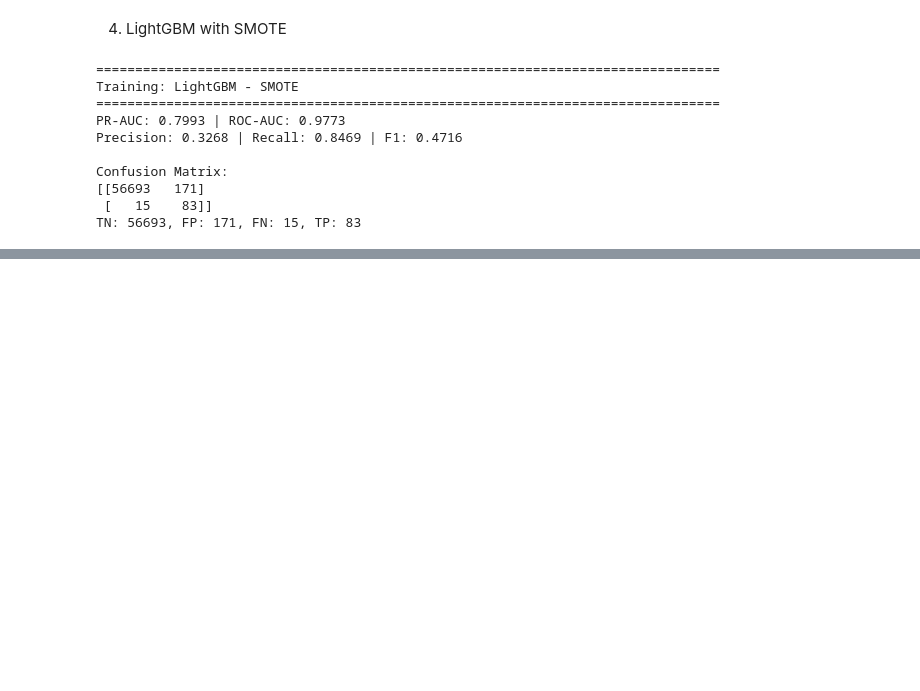
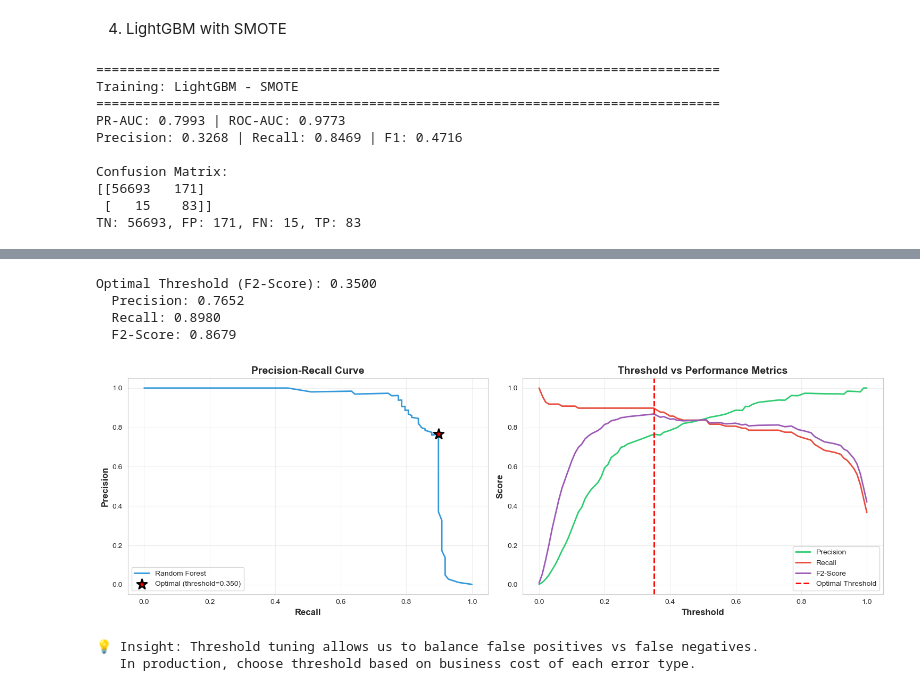
Before and after one commit to mwendemichelle4-dev/Credit-Card-Fraud-Detection-Analysis, a Jupyter notebook: Notebook.ipynb, the cells around one changed output, grey strips where cells are left out. Cells and saved outputs as stored; diff of their text form; code cells hidden in the pictures; blank space fills up the shorter version.

```diff
--- a/Notebook.ipynb
+++ b/Notebook.ipynb
@@ -1074,0 +1249,67 @@ RECOMMENDATION:
+# %%
+# Use best model for threshold tuning
+best_model_name = results_df.iloc[0]['Model']
+
+if 'Random Forest' in best_model_name:
+    best_proba = rf_proba
+elif 'XGBoost' in best_model_name:
+    best_proba = xgb_proba
+elif 'LightGBM' in best_model_name:
+    best_proba = lgb_proba
+else:
+    best_proba = lr_proba
+
+# Calculate precision-recall curve
+precision_vals, recall_vals, thresholds = precision_recall_curve(y_test, best_proba)
+
+# Calculate F2-score (weighs recall higher than precision)
+f2_scores = (5 * precision_vals * recall_vals) / (4 * precision_vals + recall_vals + 1e-10)
+
+# Find optimal thresholds
+optimal_f2_idx = np.argmax(f2_scores[:-1])
+optimal_f2_threshold = thresholds[optimal_f2_idx]
+
+print(f"Optimal Threshold (F2-Score): {optimal_f2_threshold:.4f}")
+print(f"  Precision: {precision_vals[optimal_f2_idx]:.4f}")
+print(f"  Recall: {recall_vals[optimal_f2_idx]:.4f}")
+print(f"  F2-Score: {f2_scores[optimal_f2_idx]:.4f}")
+# %% [output]
+Optimal Threshold (F2-Score): 0.3500
+  Precision: 0.7652
+  Recall: 0.8980
+  F2-Score: 0.8679
+# %%
+# Visualize precision-recall trade-off
+fig, axes = plt.subplots(1, 2, figsize=(15, 5))
+
+# Precision-Recall curve
+axes[0].plot(recall_vals, precision_vals, linewidth=2, color='#3498db', label=f'{best_model_name}')
+axes[0].scatter(recall_vals[optimal_f2_idx], precision_vals[optimal_f2_idx],
+                color='red', s=200, zorder=5, marker='*', edgecolor='black', linewidth=2,
+                label=f'Optimal (threshold={optimal_f2_threshold:.3f})')
+axes[0].set_xlabel('Recall', fontsize=12, fontweight='bold')
+axes[0].set_ylabel('Precision', fontsize=12, fontweight='bold')
+axes[0].set_title('Precision-Recall Curve', fontsize=14, fontweight='bold')
+axes[0].legend()
+axes[0].grid(alpha=0.3)
+
+# Threshold vs Metrics
+axes[1].plot(thresholds, precision_vals[:-1], label='Precision', linewidth=2, color='#2ecc71')
+axes[1].plot(thresholds, recall_vals[:-1], label='Recall', linewidth=2, color='#e74c3c')
+axes[1].plot(thresholds, f2_scores[:-1], label='F2-Score', linewidth=2, color='#9b59b6')
+axes[1].axvline(optimal_f2_threshold, color='red', linestyle='--', linewidth=2, label='Optimal Threshold')
+axes[1].set_xlabel('Threshold', fontsize=12, fontweight='bold')
+axes[1].set_ylabel('Score', fontsize=12, fontweight='bold')
+axes[1].set_title('Threshold vs Performance Metrics', fontsize=14, fontweight='bold')
+axes[1].legend()
+axes[1].grid(alpha=0.3)
+
+plt.tight_layout()
+plt.show()
+
+print("\n💡 Insight: Threshold tuning allows us to balance false positives vs false negatives.")
+print("   In production, choose threshold based on business cost of each error type.")
+# %% [output]
+[figure, added]
+💡 Insight: Threshold tuning allows us to balance false positives vs false negatives.
+   In production, choose threshold based on business cost of each error type.
```
Also changed, not shown: parts of 72 cells of this notebook.
